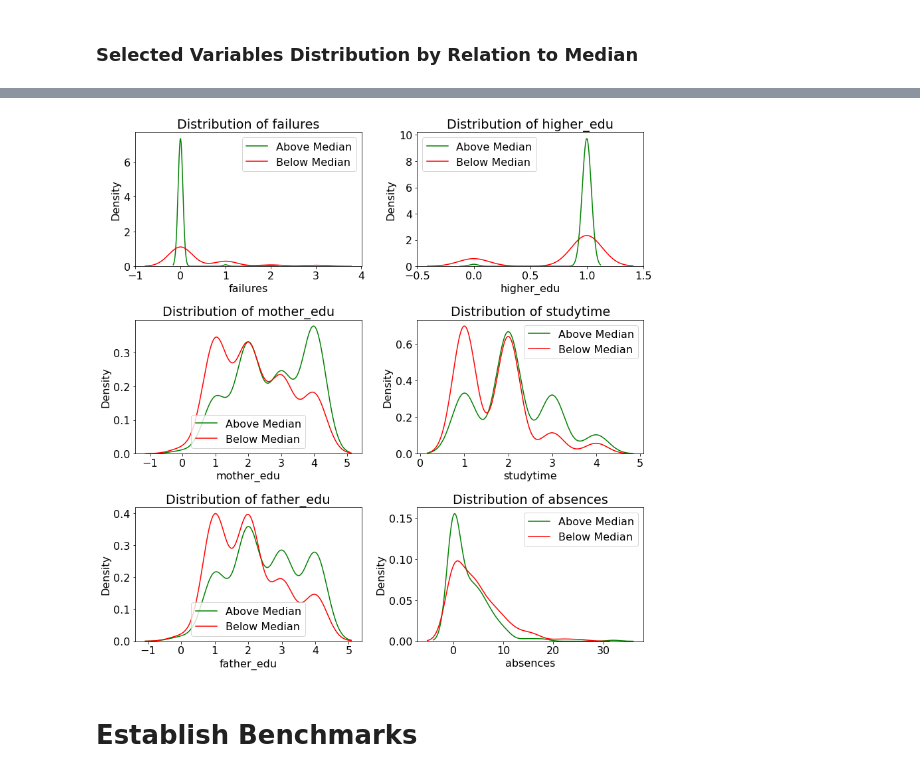
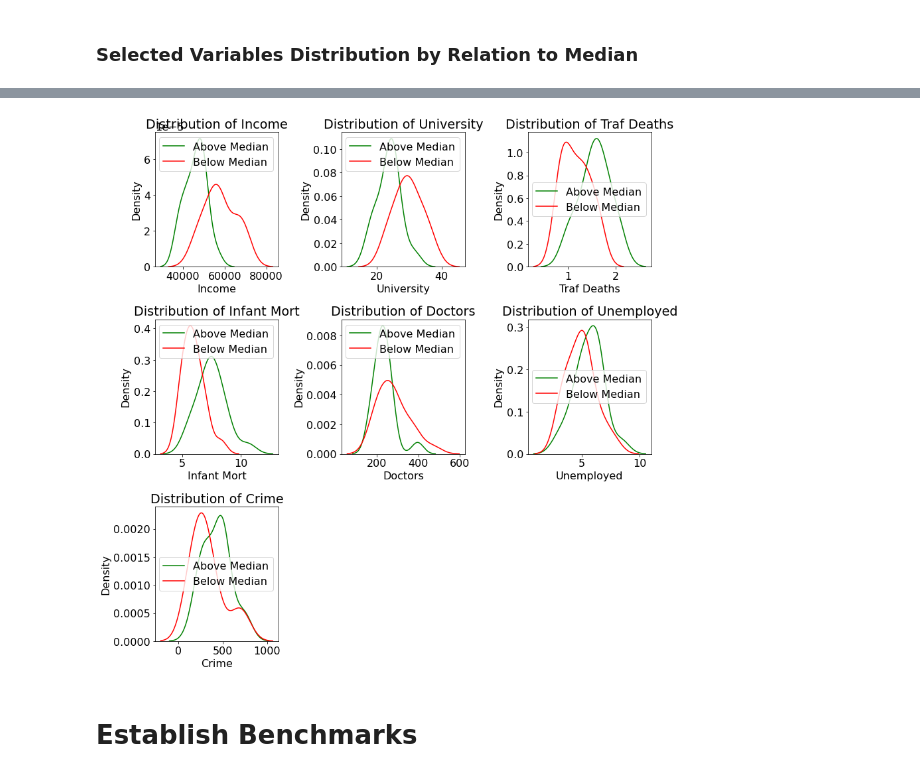
Before and after one commit to thistleknot/python-ml, a Jupyter notebook: code/Bayesian Linear Regression Project.ipynb, the cells around one changed output, grey strips where cells are left out. Saved outputs shown, nothing was run; the diff lists cells and outputs as text; code cells hidden in the pictures.

```diff
--- a/code/Bayesian Linear Regression Project.ipynb
+++ b/code/Bayesian Linear Regression Project.ipynb
@@ -302,22 +306,22 @@ Name: Grade, dtype: float64
 # grade and returns training and testing datasets
 def format_data(df):
     # Targets are final grade of student
-    labels = df['Grade']
+    labels = df['Poverty']
 
     # Drop the school and the grades from features
-    df = df.drop(columns=['school', 'G1', 'G2', 'percentile'])
+    df = df.drop(columns=['States', 'percentile'])
 
     # One-Hot Encoding of Categorical Variables
     df = pd.get_dummies(df)
 
     # Find correlations with the Grade
-    most_correlated = df.corr().abs()['Grade'].sort_values(ascending=False)
+    most_correlated = df.corr().abs()['Poverty'].sort_values(ascending=False)
 
     # Maintain the top 6 most correlation features with Grade
     most_correlated = most_correlated[:8]
 
     df = df.loc[:, most_correlated.index]
-    df = df.drop(columns = 'higher_no')
+    #df = df.drop(columns = 'higher_no')
 
     # Split into training/testing sets with 25% split
     X_train, X_test, y_train, y_test = train_test_split(df, labels,
@@ -394,8 +400,8 @@ g.map_lower(corrfunc);
 # %%
 # Create relation to the median grade column
 X_plot = X_train.copy()
-X_plot['relation_median'] = (X_plot['Grade'] >= 12)
+X_plot['relation_median'] = (X_plot['Poverty'] >= statistics.median(df['Poverty']))
 X_plot['relation_median'] = X_plot['relation_median'].replace({True: 'above', False: 'below'})
-X_plot = X_plot.drop(columns='Grade')
+X_plot = X_plot.drop(columns='Poverty')
 # %% [markdown]
 ### Selected Variables Distribution by Relation to Median
@@ -402,18 +413,18 @@ X_plot = X_plot.drop(columns='Grade')
 # %%
 plt.figure(figsize=(12, 12))
 # Plot the distribution of each variable colored
 # by the relation to the median grade
 for i, col in enumerate(X_plot.columns[:-1]):
-    plt.subplot(3, 2, i + 1)
+    plt.subplot(3, 3, i + 1)
     subset_above = X_plot[X_plot['relation_median'] == 'above']
     subset_below = X_plot[X_plot['relation_median'] == 'below']
     sns.kdeplot(subset_above[col], label = 'Above Median', color = 'green')
     sns.kdeplot(subset_below[col], label = 'Below Median', color = 'red')
     plt.legend(); plt.title('Distribution of %s' % col)
 
 plt.tight_layout()
 # %% [output]
-[figure, old version]
+[figure, new version]
 # %% [markdown]
 # Establish Benchmarks
 # %% [markdown]
```
Also changed, not shown: parts of 21 cells of this notebook, 2 other files.
